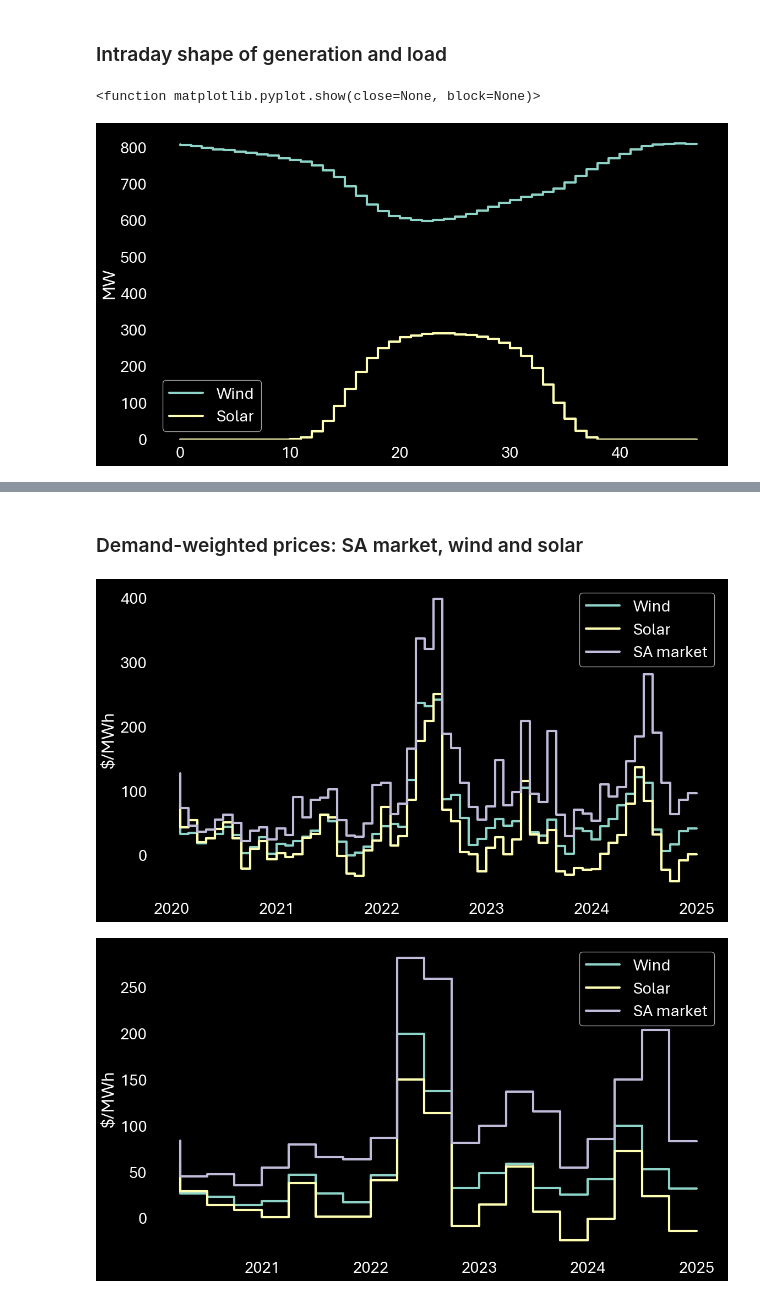
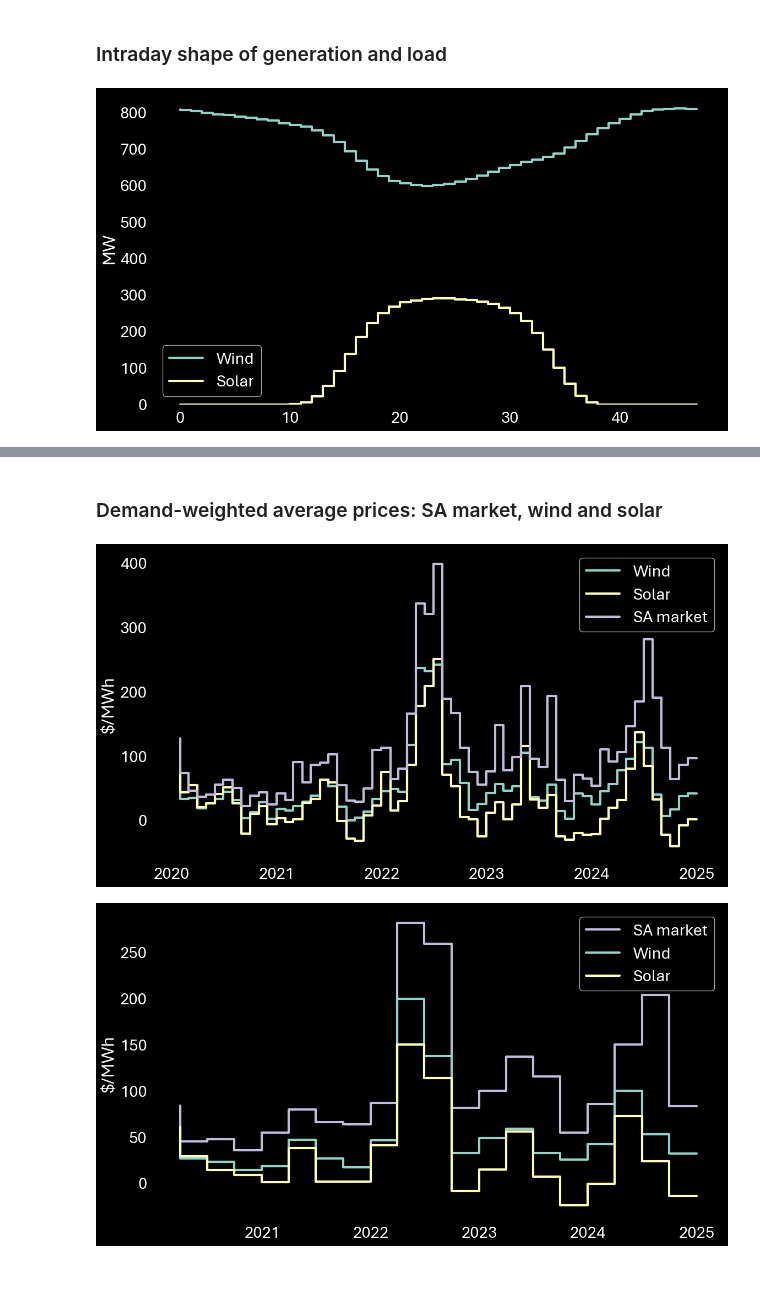
Before and after one commit to MarkusMannheim/contract_modelling, a Jupyter notebook: data_preparation.ipynb, the cells around one changed output, grey strips where cells are left out. Cells and saved outputs as stored; diff of their text form; code cells hidden in the pictures.

```diff
--- a/data_preparation.ipynb
+++ b/data_preparation.ipynb
@@ -19,7 +19,7 @@ import matplotlib as mpl
 import seaborn as sns
 
 # Custom functions
-from scripts.common_functions import python_setup, get_mms_data
+from scripts.common_functions import python_setup, get_mms_data, save_figure
 
 # Set up Python
 working_dir, charts_dir, data_dir = python_setup(2)
@@ -30,6 +30,5 @@ sa_gen_info = pd.read_csv(
     index_col=0).dropna()
 
 # Count DUIDs used in analysis
-for tech in sa_gen_info["Technology"].value_counts().index:
-    print(f"{tech}: {sa_gen_info["Technology"].value_counts().loc[tech]} generators")
+sa_gen_info.groupby("Technology").size()
 # %% [output]
@@ -418,15 +416,13 @@ plt.legend()
 ax.yaxis.set_major_formatter(lambda x, p: f"{x:,.0f}")
 for frame in ["top", "right", "bottom", "left"]:
     ax.spines[frame].set_visible(False)
-plt.savefig(
-    os.path.join(charts_dir, "sa_mean_intraday_generation.png"))
-plt.show
+plt.show()
+save_figure(fig, "sa_mean_intraday_generation", charts_dir)
 # %% [output]
-<function matplotlib.pyplot.show(close=None, block=None)>
 [figure]
 # %%
 # Prepare load data
-sa_demand_and_prices["30-min interval"] = sa_demand_and_prices.index.hour * 2 + sa_intraday_gen_data.index.minute // 30
+sa_demand_and_prices["30-min interval"] = sa_demand_and_prices.index.hour * 2 + sa_demand_and_prices.index.minute // 30
 chart_data = sa_demand_and_prices.pivot_table(
     index="30-min interval",
     values="Total demand",
@@ -451,16 +447,15 @@ plt.ylim(0)
 ax.yaxis.set_major_formatter(lambda x, p: f"{x:,.0f}")
 for frame in ["top", "right", "bottom", "left"]:
     ax.spines[frame].set_visible(False)
-plt.savefig(
-    os.path.join(charts_dir, "sa_mean_intraday_load.png"))
 plt.show()
+save_figure(fig, "sa_mean_intraday_load", charts_dir)
 # %% [output]
 [figure]
 # %% [markdown]
-### Demand-weighted prices: SA market, wind and solar
+### Demand-weighted average prices: SA market, wind and solar
 # %%
 # Prepare volume-weighted price data
-sa_demand_and_prices["Total value"] = sa_demand_and_prices["Total demand"] * sa_demand_and_prices["Price"]
+sa_demand_and_prices["Revenue"] = sa_demand_and_prices["Total demand"] * sa_demand_and_prices["Price"]
 
 # Merge price and generation data
 sa_gen_prices = sa_duid_data.pivot_table(
@@ -470,23 +465,23 @@ sa_gen_prices = sa_duid_data.pivot_table(
     aggfunc="sum")
 sa_gen_prices["Price"] = sa_demand_and_prices.loc[
     sa_gen_prices.index, "Price"]
-sa_gen_prices["Solar total value"] = sa_gen_prices["Solar"] * sa_gen_prices["Price"]
-sa_gen_prices["Wind total value"] = sa_gen_prices["Wind"] * sa_gen_prices["Price"]
+sa_gen_prices["Solar revenue"] = sa_gen_prices["Solar"] * sa_gen_prices["Price"]
+sa_gen_prices["Wind revenue"] = sa_gen_prices["Wind"] * sa_gen_prices["Price"]
 
 # Calculate monthly prices
-dwa_prices_sa_mth = sa_demand_and_prices.resample("ME")[["Total demand", "Total value"]].sum()
-dwa_prices_sa_solar_mth = sa_gen_prices.resample("ME")[["Solar", "Solar total value"]].sum()
-dwa_prices_sa_wind_mth = sa_gen_prices.resample("ME")[["Wind", "Wind total value"]].sum()
-dwa_prices_sa_mth["DWA price"] = dwa_prices_sa_mth["Total value"] / dwa_prices_sa_mth["Total demand"]
-dwa_prices_sa_solar_mth["DWA price"] = dwa_prices_sa_solar_mth["Solar total value"] / dwa_prices_sa_solar_mth["Solar"]
-dwa_prices_sa_wind_mth["DWA price"] = dwa_prices_sa_wind_mth["Wind total value"] / dwa_prices_sa_wind_mth["Wind"]
+dwa_prices_sa_mth = sa_demand_and_prices.resample("ME")[["Total demand", "Revenue"]].sum()
+dwa_prices_sa_solar_mth = sa_gen_prices.resample("ME")[["Solar", "Solar revenue"]].sum()
+dwa_prices_sa_wind_mth = sa_gen_prices.resample("ME")[["Wind", "Wind revenue"]].sum()
+dwa_prices_sa_mth["DWA price"] = dwa_prices_sa_mth["Revenue"] / dwa_prices_sa_mth["Total demand"]
+dwa_prices_sa_solar_mth["DWA price"] = dwa_prices_sa_solar_mth["Solar revenue"] / dwa_prices_sa_solar_mth["Solar"]
+dwa_prices_sa_wind_mth["DWA price"] = dwa_prices_sa_wind_mth["Wind revenue"] / dwa_prices_sa_wind_mth["Wind"]
 # Calculate quarterly prices
-dwa_prices_sa_qtr = sa_demand_and_prices.resample("QE")[["Total demand", "Total value"]].sum()
-dwa_prices_sa_solar_qtr = sa_gen_prices.resample("QE")[["Solar", "Solar total value"]].sum()
-dwa_prices_sa_wind_qtr = sa_gen_prices.resample("QE")[["Wind", "Wind total value"]].sum()
-dwa_prices_sa_qtr["DWA price"] = dwa_prices_sa_qtr["Total value"] / dwa_prices_sa_qtr["Total demand"]
-dwa_prices_sa_solar_qtr["DWA price"] = dwa_prices_sa_solar_qtr["Solar total value"] / dwa_prices_sa_solar_qtr["Solar"]
-dwa_prices_sa_wind_qtr["DWA price"] = dwa_prices_sa_wind_qtr["Wind total value"] / dwa_prices_sa_wind_qtr["Wind"]
+dwa_prices_sa_qtr = sa_demand_and_prices.resample("QE")[["Total demand", "Revenue"]].sum()
+dwa_prices_sa_solar_qtr = sa_gen_prices.resample("QE")[["Solar", "Solar revenue"]].sum()
+dwa_prices_sa_wind_qtr = sa_gen_prices.resample("QE")[["Wind", "Wind revenue"]].sum()
+dwa_prices_sa_qtr["DWA price"] = dwa_prices_sa_qtr["Revenue"] / dwa_prices_sa_qtr["Total demand"]
+dwa_prices_sa_solar_qtr["DWA price"] = dwa_prices_sa_solar_qtr["Solar revenue"] / dwa_prices_sa_solar_qtr["Solar"]
+dwa_prices_sa_wind_qtr["DWA price"] = dwa_prices_sa_wind_qtr["Wind revenue"] / dwa_prices_sa_wind_qtr["Wind"]
 # Save to file
 dwa_prices_sa_mth.iloc[:, -1:].to_csv(
     os.path.join(data_dir, "sa_dwa_prices_monthly.csv"))
@@ -531,43 +526,41 @@ plt.legend()
 ax.yaxis.set_major_formatter(lambda x, p: f"{x:,.0f}")
 for frame in ["top", "right", "bottom", "left"]:
     ax.spines[frame].set_visible(False)
-plt.savefig(
-    os.path.join(charts_dir, "dwa_prices_sa_monthly.png"))
 plt.show()
+save_figure(fig, "dwa_prices_sa_monthly", charts_dir)
 
 # Plot load
 fig, ax = plt.subplots(
     figsize=(12, 6.75),
     tight_layout=True)
+ax.step(
+    x=dwa_prices_sa_qtr.index,
+    y=dwa_prices_sa_qtr["DWA price"],
+    where="pre",
+    linewidth=3,
+    color="C2",
+    label="SA market")
 ax.step(
     x=dwa_prices_sa_wind_qtr.index,
     y=dwa_prices_sa_wind_qtr["DWA price"],
     where="pre",
     linewidth=3,
     color="C0",
     label="Wind")
 ax.step(
     x=dwa_prices_sa_solar_qtr.index,
     y=dwa_prices_sa_solar_qtr["DWA price"],
     where="pre",
     linewidth=3,
     color="C1",
     label="Solar")
-ax.step(
-    x=dwa_prices_sa_qtr.index,
-    y=dwa_prices_sa_qtr["DWA price"],
-    where="pre",
-    linewidth=3,
-    color="C2",
-    label="SA market")
 plt.ylabel("$/MWh")
 plt.legend()
 ax.yaxis.set_major_formatter(lambda x, p: f"{x:,.0f}")
 for frame in ["top", "right", "bottom", "left"]:
     ax.spines[frame].set_visible(False)
-plt.savefig(
-    os.path.join(charts_dir, "dwa_prices_sa_quarterly.png"))
 plt.show()
+save_figure(fig, "dwa_prices_sa_quarterly", charts_dir)
 # %% [output]
 [figure]
-[figure, old version]
+[figure, new version]
```
Also changed, not shown: parts of 6 cells of this notebook, 3 other files.
